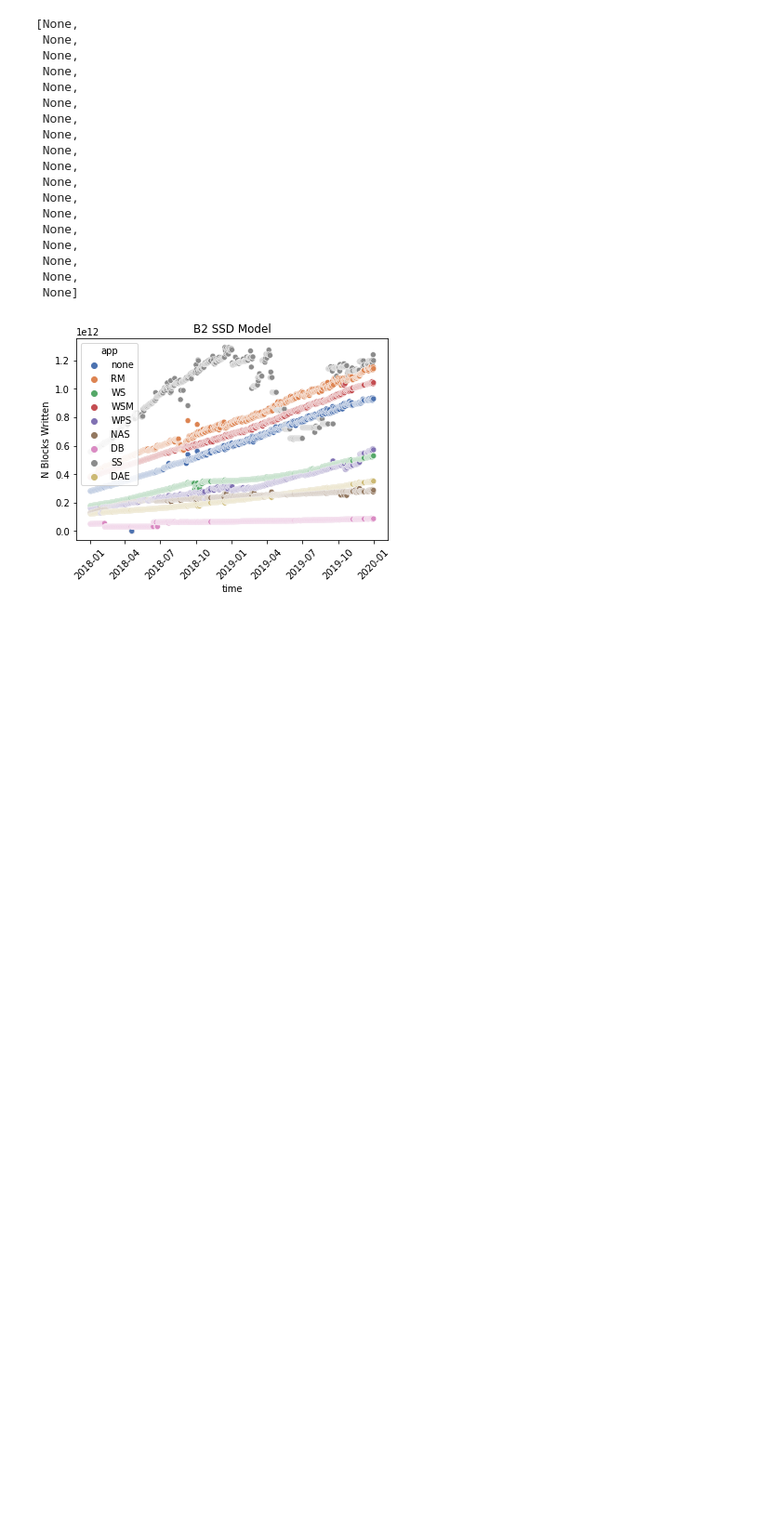
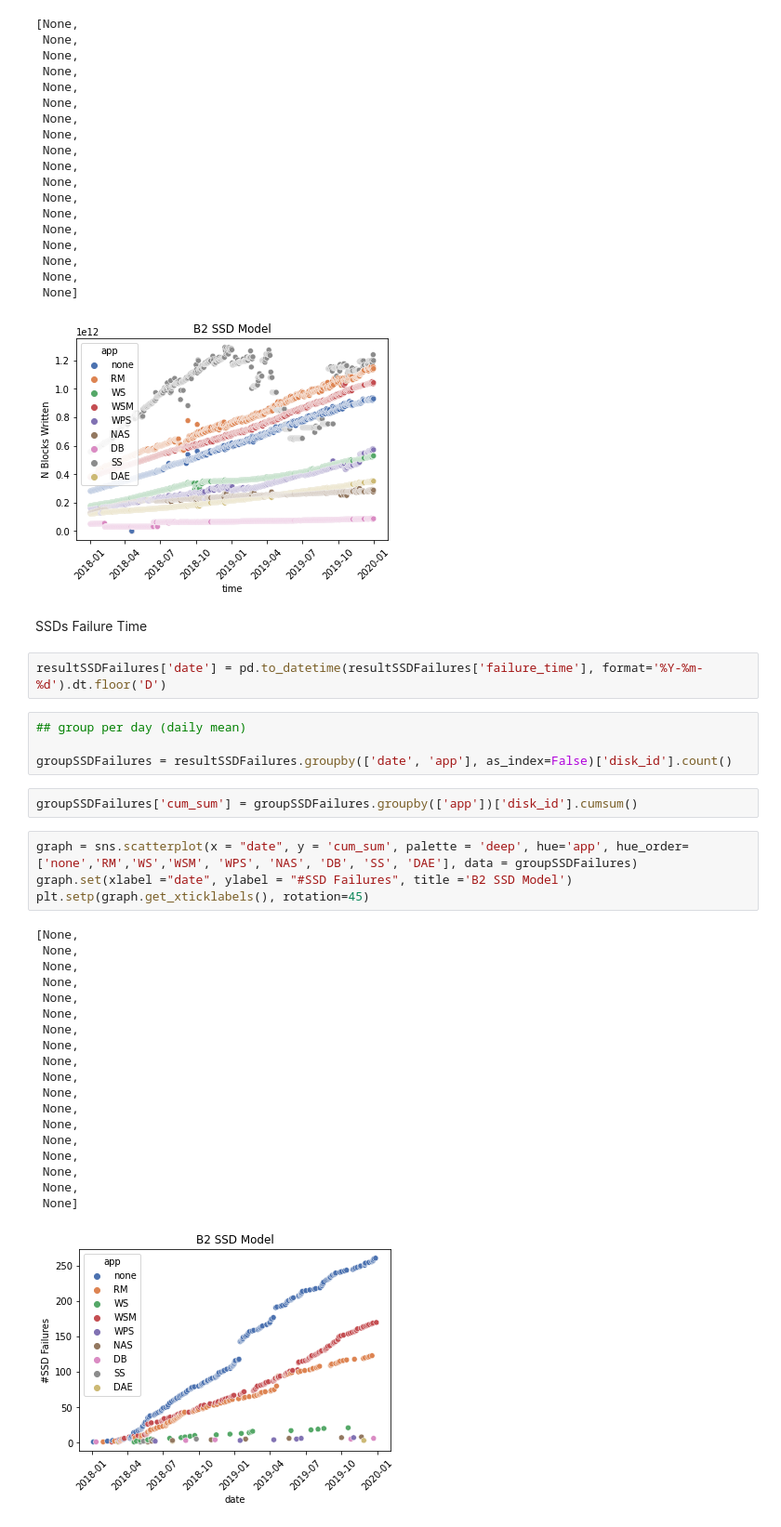
Before and after one commit to EricBorba/StorageFailurePredictor, a Jupyter notebook: WriteAnalB2Model.ipynb, the cells around one changed output. Shown at 93% size. Drawn from its saved outputs; the diff is of its cells as text; blank space fills up the shorter version.

```diff
--- a/WriteAnalB2Model.ipynb
+++ b/WriteAnalB2Model.ipynb
@@ -336,3 +387,37 @@ plt.setp(graph.get_xticklabels(), rotation=45)
  None,
  None]
 [figure]
+# %% [markdown]
+ SSDs Failure Time
+# %%
+resultSSDFailures['date'] = pd.to_datetime(resultSSDFailures['failure_time'], format='%Y-%m-%d').dt.floor('D')
+# %%
+## group per day (daily mean)
+
+groupSSDFailures = resultSSDFailures.groupby(['date', 'app'], as_index=False)['disk_id'].count()
+# %%
+groupSSDFailures['cum_sum'] = groupSSDFailures.groupby(['app'])['disk_id'].cumsum()
+# %%
+graph = sns.scatterplot(x = "date", y = 'cum_sum', palette = 'deep', hue='app', hue_order=['none','RM','WS','WSM', 'WPS', 'NAS', 'DB', 'SS', 'DAE'], data = groupSSDFailures)
+graph.set(xlabel ="date", ylabel = "#SSD Failures", title ='B2 SSD Model')
+plt.setp(graph.get_xticklabels(), rotation=45)
+# %% [output]
+[None,
+ None,
+ None,
+ None,
+ None,
+ None,
+ None,
+ None,
+ None,
+ None,
+ None,
+ None,
+ None,
+ None,
+ None,
+ None,
+ None,
+ None]
+[figure, added]
```
Also changed, not shown: parts of 21 cells of this notebook.
